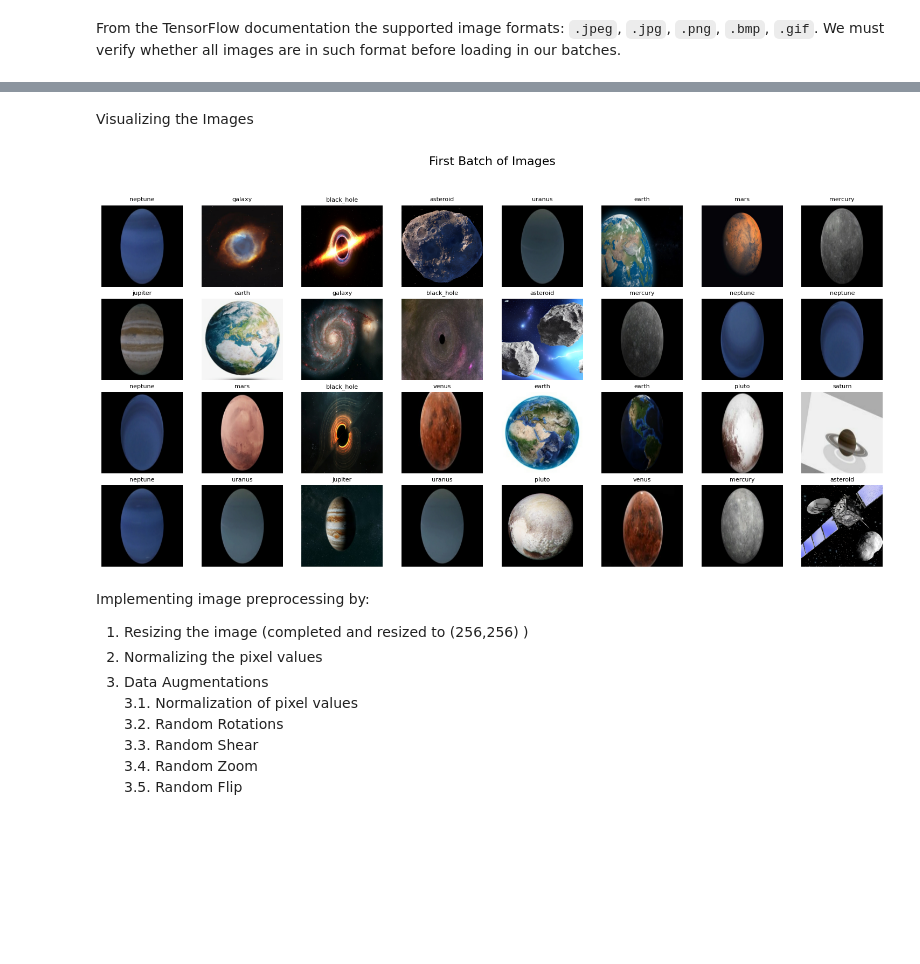
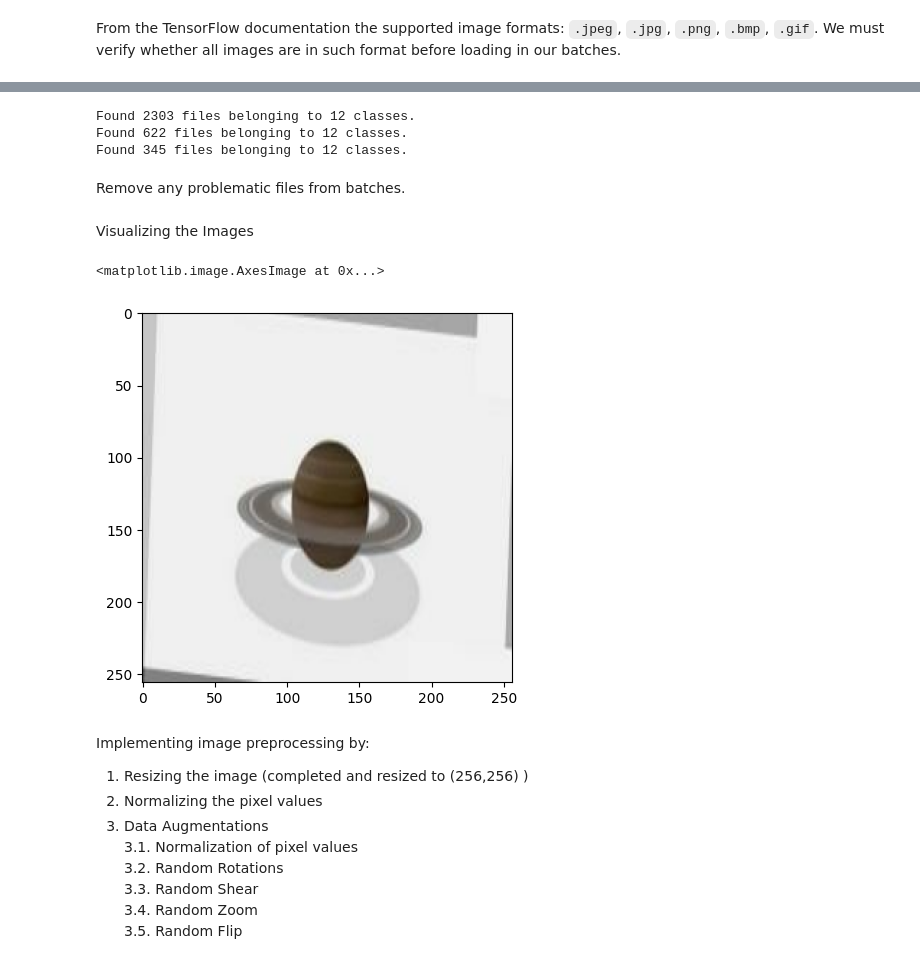
Before and after one commit to dlkt101101/STAT441-Project, a Jupyter notebook: STAT441_Project.ipynb, the cells around one changed output, grey strips where cells are left out. Saved outputs shown, nothing was run; the diff lists cells and outputs as text; code cells hidden in the pictures; blank space fills up the shorter version.

```diff
--- a/STAT441_Project.ipynb
+++ b/STAT441_Project.ipynb
@@ -47,3 +35,5 @@ path
+# %%
+path = '/content/drive/MyDrive'
 # %%
 training_path = path+'/astro_dataset_maxia/astro_dataset_maxia/training'
 test_path = path+'/astro_dataset_maxia/astro_dataset_maxia/test'
@@ -229,29 +49,53 @@ Found 345 files belonging to 12 classes.
+# %%
+training_batch = tf.keras.utils.image_dataset_from_directory(
+    directory=training_path,
+    labels='inferred',
+    label_mode='int',
+    color_mode='rgb',
+    shuffle=True,
+    image_size=IMAGE_SIZE,
+    batch_size=BATCH_SIZE,
+    seed=SEED)
+class_names = training_batch.class_names
+training_batch = training_batch.prefetch(tf.data.AUTOTUNE)
+
+validation_batch = tf.keras.utils.image_dataset_from_directory(
+    directory=validation_path,
+    labels='inferred',
+    label_mode='int',
+    color_mode='rgb',
+    shuffle=False,
+    image_size=IMAGE_SIZE,
+    batch_size=BATCH_SIZE,
+    seed=SEED).prefetch(tf.data.AUTOTUNE)
+
+test_batch = tf.keras.utils.image_dataset_from_directory(
+    directory=test_path,
+    labels='inferred',
+    label_mode='int',
+    color_mode='rgb',
+    shuffle=False,
+    image_size=IMAGE_SIZE,
+    batch_size=BATCH_SIZE,
+    seed=SEED).prefetch(tf.data.AUTOTUNE)
+# %% [output]
+Found 2303 files belonging to 12 classes.
+Found 622 files belonging to 12 classes.
+Found 345 files belonging to 12 classes.
+# %% [markdown]
+Remove any problematic files from batches.
 # %% [markdown]
 Visualizing the Images
-# %%
-for images, labels in training_batch.take(1):
-    num_images = images.shape[0]
-    rows = int(num_images / 8) + 1
-
-    plt.figure(figsize=(15, 10))
-    plt.suptitle("First Batch of Images", fontsize=16)
-    for i in range(num_images):
-        plt.subplot(rows, 8, i + 1)
-
-        plt.imshow(images[i].numpy().astype("uint8"))
-
-        # Get the class name for the title
-        label_index = labels[i].numpy()
-        title = training_batch.class_names[label_index]
-
-        plt.title(title, fontsize=8)
-        plt.axis("off")
-
-    plt.tight_layout(rect=[0, 0.03, 1, 0.95])
-    plt.show()
-    break
-# %% [output]
-[figure, removed]
+# %%
+iterator = iter(training_batch)
+img = next(iterator)
+img = img[0][0].numpy().astype(np.int32)
+
+# let's visualize an image
+plt.imshow(img)
+# %% [output]
+<matplotlib.image.AxesImage at 0x...>
+[figure, added]
 # %% [markdown]
 Implementing image preprocessing by:
 1. Resizing the image (completed and resized to (256,256) )
```
Also changed, not shown: parts of 15 cells of this notebook.
